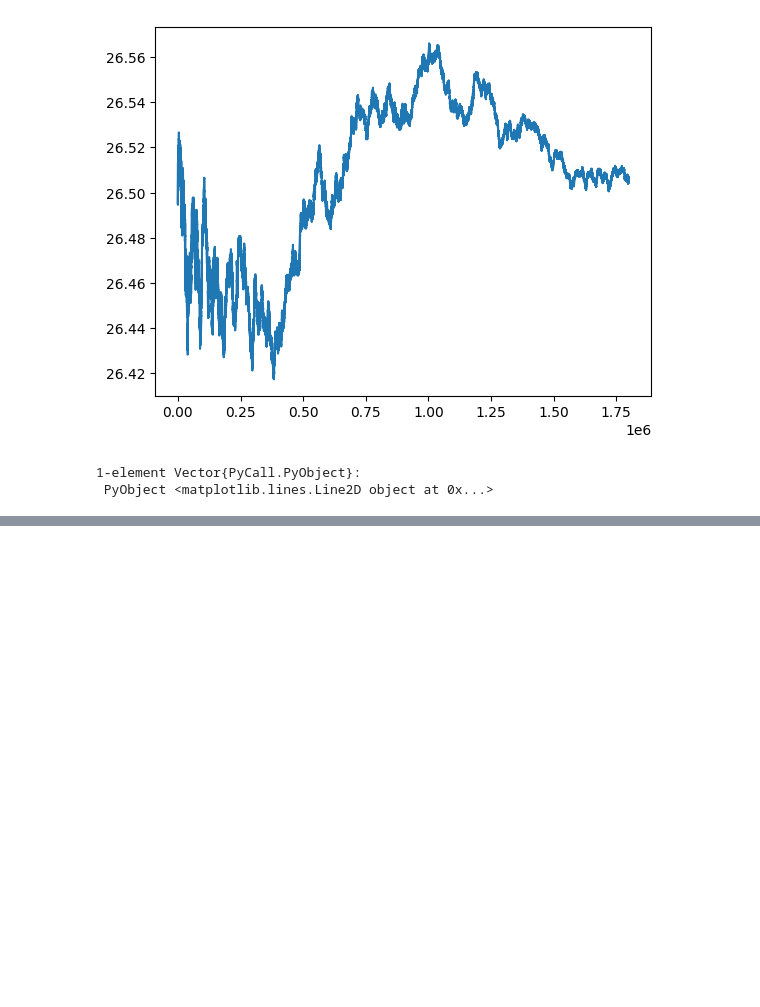
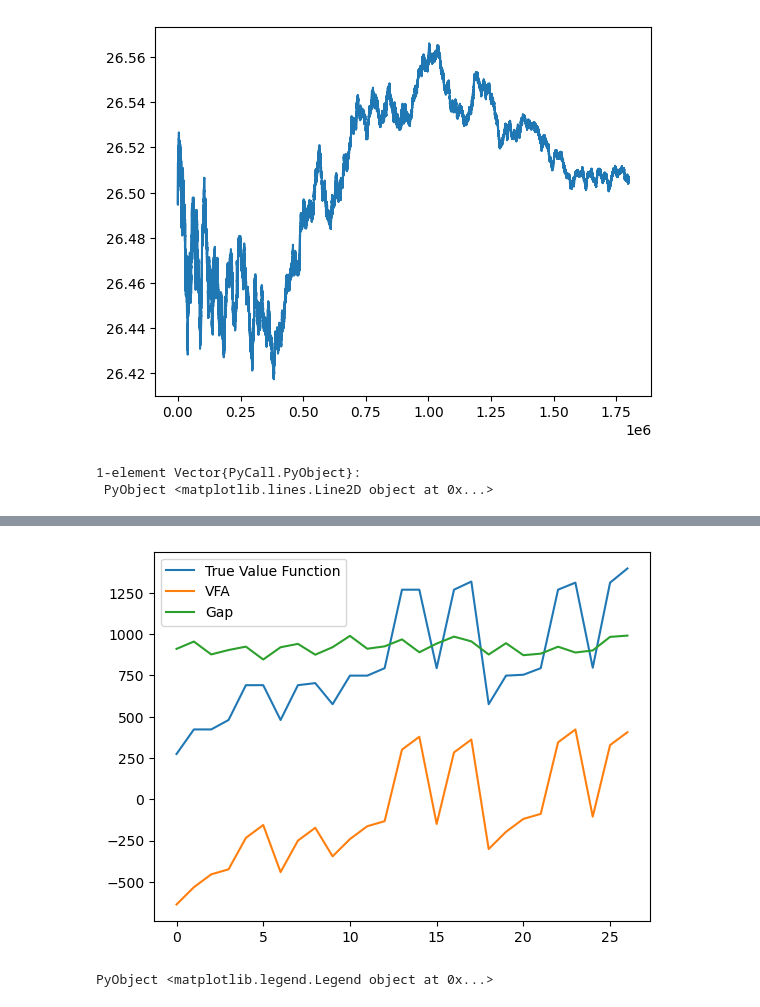
Before and after one commit to fairleyl/PhD-Code, a Jupyter notebook: Problem-Suite-SMARPI_NewVFA.ipynb, the cells around one changed output, grey strips where cells are left out. Cells and saved outputs as stored; diff of their text form; code cells hidden in the pictures; blank space fills up the shorter version.

```diff
--- a/Problem-Suite-SMARPI_NewVFA.ipynb
+++ b/Problem-Suite-SMARPI_NewVFA.ipynb
@@ -6008,0 +6125,32 @@ PyPlot.plot(gsVI[2][start:finish])
+# %%
+stateSpace = enumerateStates(N)
+commonStates = []
+for s in stateSpace
+    if s[4] == 3 && s[5] == 3
+        push!(commonStates, s)
+    end
+end
+
+vTrue = Dict()
+vEst = Dict()
+for s in commonStates
+    vTrue[s] = resultRVIA[2][s]
+    vEst[s] = v(s,N,alpha_d, alpha_r, beta, tau, c0, c1, r, veVI, vnVI)
+end
+# %%
+n = length(commonStates)
+vTrueArray = []
+vEstArray = []
+for i in 1:n
+    push!(vTrueArray, vTrue[commonStates[i]])
+    push!(vEstArray, vEst[commonStates[i]])
+end
+gap = vTrueArray - vEstArray
+meanGap = mean(gap)
+PyPlot.plot(vTrueArray, label = "True Value Function")
+PyPlot.plot(vEstArray, label = "VFA")
+PyPlot.plot(gap, label = "Gap")
+legend()
+# %% [output]
+[figure, added]
+PyObject <matplotlib.legend.Legend object at 0x...>
```
Also changed, not shown: parts of 15 cells of this notebook.
